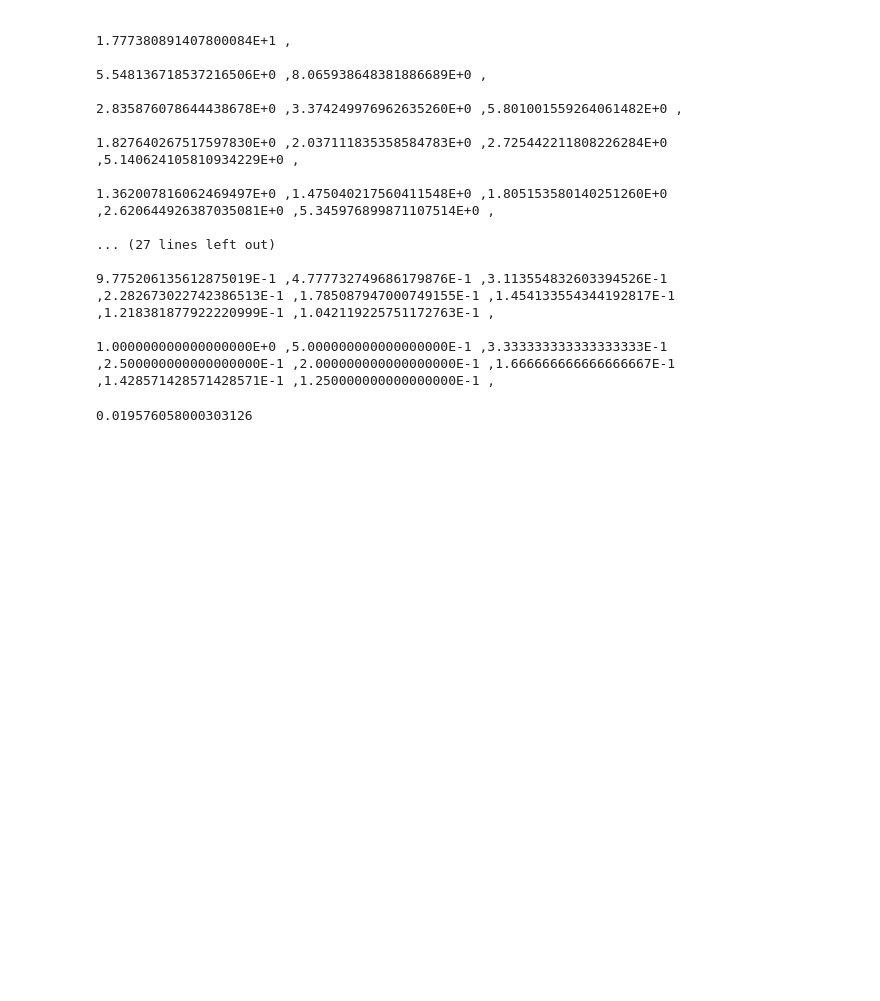
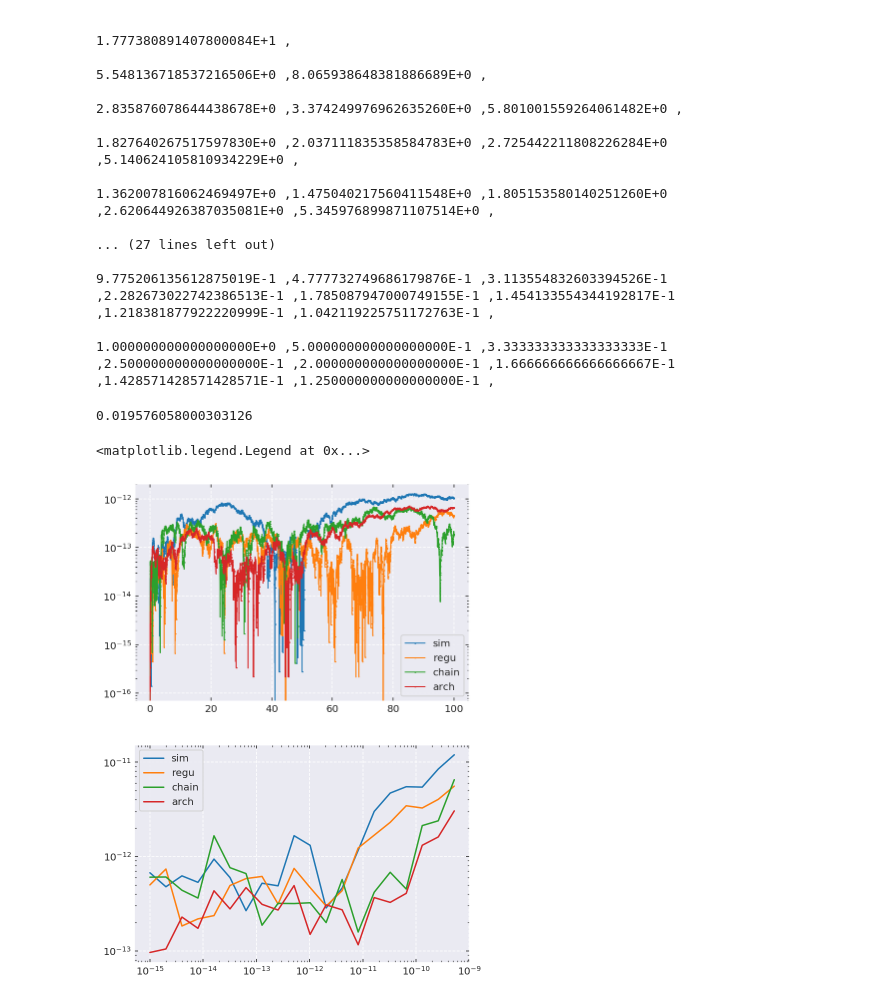
Before and after one commit to YihanWangAstro/SpaceHub, a Jupyter notebook: draw.ipynb, the cells around one changed output. Drawn from its saved outputs; the diff is of its cells as text; code cells hidden in the pictures; blank space fills up the shorter version.

```diff
--- a/draw.ipynb
+++ b/draw.ipynb
@@ -159,3 +159,30 @@ for p in p_step:
 0.123/2/np.pi
 # %% [output]
 0.019576058000303126
+# %%
+sim_name = "cmake-build-debug/earth-system"
+sim_suffix = ["sim", "regu", "chain", "arch"]
+
+fname = [sim_name+'-'+s for s in sim_suffix]
+
+t_err = [np.loadtxt(f+'.err',delimiter=',') for f in fname]
+
+err_scale = [np.loadtxt(f+'.scale') for f in fname]
+
+fig = plt.figure()
+for te, name in zip(t_err, sim_suffix):
+    plt.plot(te[:,0]/np.pi/2, np.abs(te[:,1]),'.-',label=name,lw=1,markersize=1)
+    plt.yscale('log')
+plt.legend()
+
+
+fig = plt.figure()
+for e, name in zip(err_scale, sim_suffix):
+    plt.plot(e[0,:], np.abs(e[1,:]), label=name)
+    plt.xscale('log')
+    plt.yscale('log')
+plt.legend()
+# %% [output]
+<matplotlib.legend.Legend at 0x...>
+[figure, added]
+[figure, added]
```
Also changed, not shown: 18 other files.
